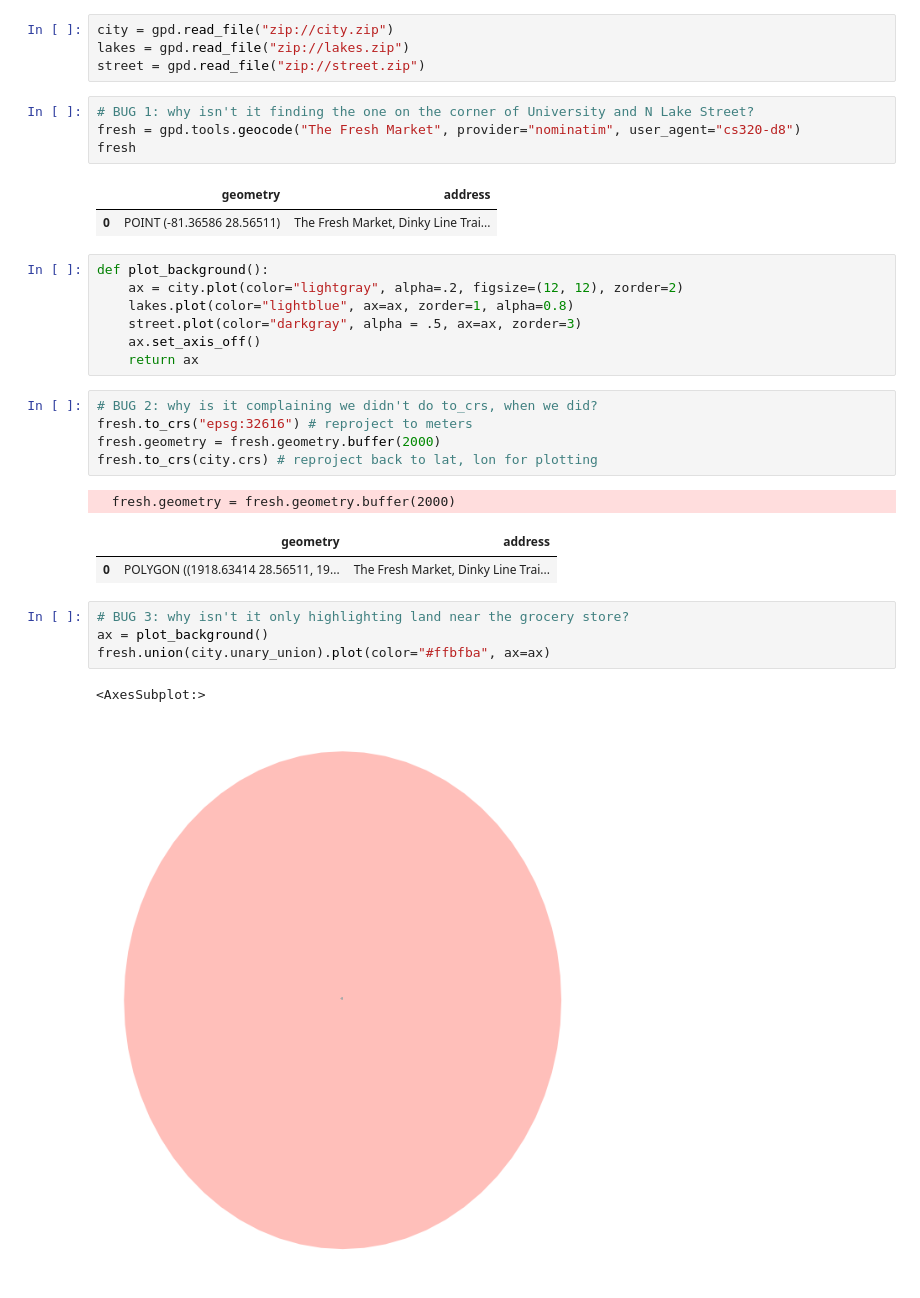
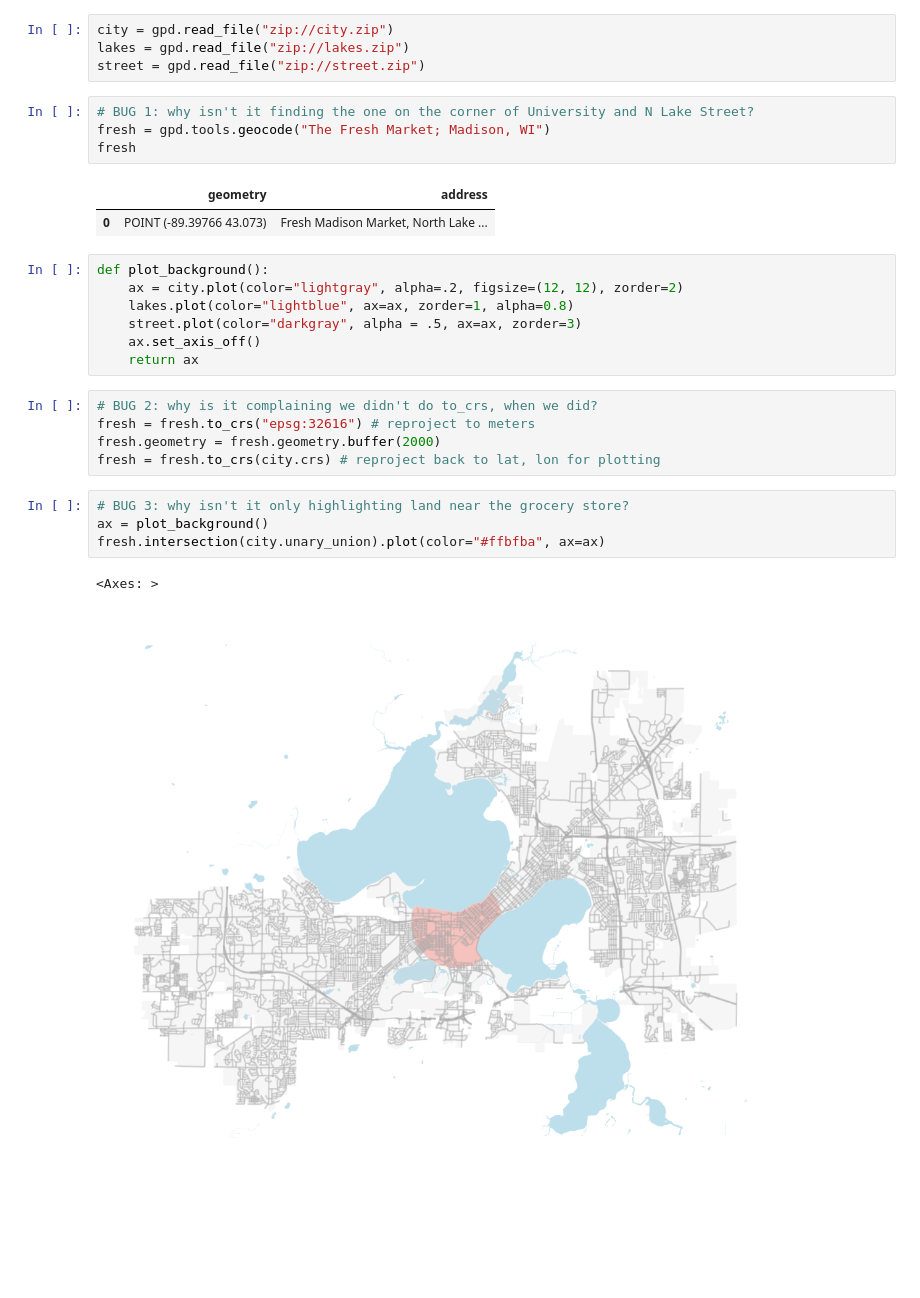
Before and after one commit to ervardaan/cs320-uwmadison-summer2025, a Jupyter notebook: labs/Lab9/9-geo/main.ipynb, the cells around one changed output. Drawn from its saved outputs; the diff is of its cells as text; blank space fills up the shorter version.

```diff
--- a/labs/Lab9/9-geo/main.ipynb
+++ b/labs/Lab9/9-geo/main.ipynb
@@ -21,11 +21,11 @@ lakes = gpd.read_file("zip://lakes.zip")
 street = gpd.read_file("zip://street.zip")
 # %%
 # BUG 1: why isn't it finding the one on the corner of University and N Lake Street?
-fresh = gpd.tools.geocode("The Fresh Market", provider="nominatim", user_agent="cs320-d8")
+fresh = gpd.tools.geocode("The Fresh Market; Madison, WI")
 fresh
 # %% [output]
 |  | geometry | address |
-| 0 | POINT (-81.36586 28.56511) | The Fresh Market, Dinky Line Trai... |
+| 0 | POINT (-89.39766 43.073) | Fresh Madison Market, North Lake ... |
 # %%
 def plot_background():
     ax = city.plot(color="lightgray", alpha=.2, figsize=(12, 12), zorder=2)
@@ -35,17 +35,13 @@ def plot_background():
     return ax
 # %%
 # BUG 2: why is it complaining we didn't do to_crs, when we did?
-fresh.to_crs("epsg:32616") # reproject to meters
+fresh = fresh.to_crs("epsg:32616") # reproject to meters
 fresh.geometry = fresh.geometry.buffer(2000)
-fresh.to_crs(city.crs) # reproject back to lat, lon for plotting
+fresh = fresh.to_crs(city.crs) # reproject back to lat, lon for plotting
-# %% [output]
-  fresh.geometry = fresh.geometry.buffer(2000)
-|  | geometry | address |
-| 0 | POLYGON ((1918.63414 28.56511, 19... | The Fresh Market, Dinky Line Trai... |
 # %%
 # BUG 3: why isn't it only highlighting land near the grocery store?
 ax = plot_background()
-fresh.union(city.unary_union).plot(color="#ffbfba", ax=ax)
+fresh.intersection(city.unary_union).plot(color="#ffbfba", ax=ax)
 # %% [output]
-<AxesSubplot:>
+<Axes: >
-[figure, old version]
+[figure, new version]
```
Also changed, not shown: 7 other files.
